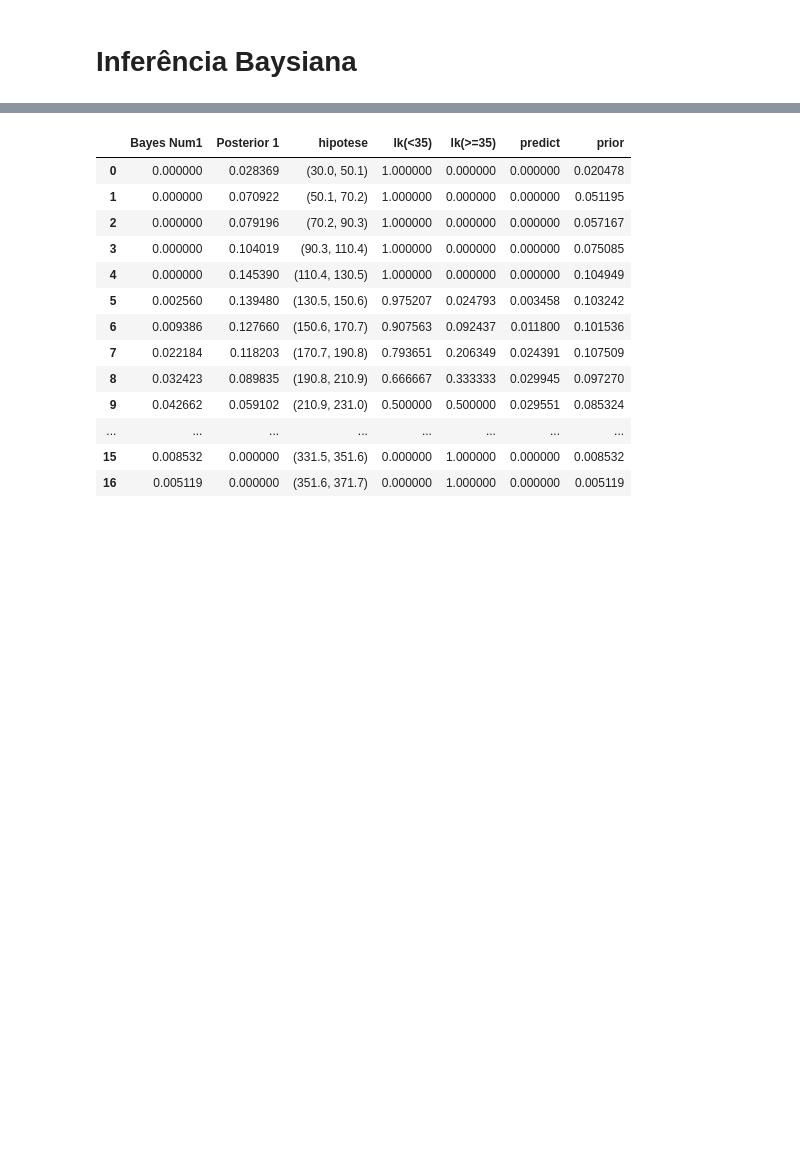
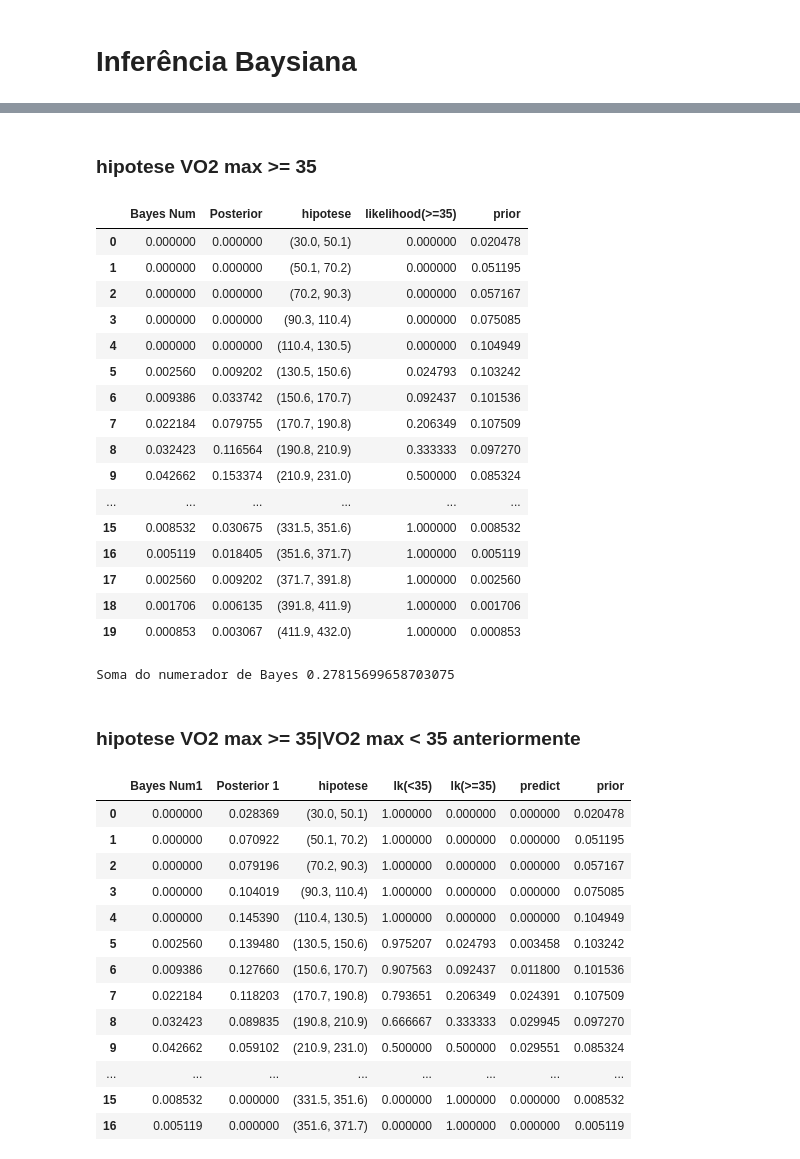
Before and after one commit to FelipeSchreiber/Estat-stica-TrabalhoFinal, a Jupyter notebook: TrabalhoFinal/trabalhoFinal.ipynb, the cells around one changed output, grey strips where cells are left out. Cells and saved outputs as stored; diff of their text form; code cells hidden in the pictures; blank space fills up the shorter version.

```diff
--- a/TrabalhoFinal/trabalhoFinal.ipynb
+++ b/TrabalhoFinal/trabalhoFinal.ipynb
@@ -1156,3 +1155,31 @@ probability:  0.12984871842965148
+# %% [markdown]
+### hipotese VO2 max >= 35
+# %%
+inferenceGreater
+# %% [output]
+|  | Bayes Num | Posterior | hipotese | likelihood(>=35) | prior |
+| 0 | 0.000000 | 0.000000 | (30.0, 50.1) | 0.000000 | 0.020478 |
+| 1 | 0.000000 | 0.000000 | (50.1, 70.2) | 0.000000 | 0.051195 |
+| 2 | 0.000000 | 0.000000 | (70.2, 90.3) | 0.000000 | 0.057167 |
+| 3 | 0.000000 | 0.000000 | (90.3, 110.4) | 0.000000 | 0.075085 |
+| 4 | 0.000000 | 0.000000 | (110.4, 130.5) | 0.000000 | 0.104949 |
+| 5 | 0.002560 | 0.009202 | (130.5, 150.6) | 0.024793 | 0.103242 |
+| 6 | 0.009386 | 0.033742 | (150.6, 170.7) | 0.092437 | 0.101536 |
+| 7 | 0.022184 | 0.079755 | (170.7, 190.8) | 0.206349 | 0.107509 |
+| 8 | 0.032423 | 0.116564 | (190.8, 210.9) | 0.333333 | 0.097270 |
+| 9 | 0.042662 | 0.153374 | (210.9, 231.0) | 0.500000 | 0.085324 |
+| ... | ... | ... | ... | ... | ... |
+| 15 | 0.008532 | 0.030675 | (331.5, 351.6) | 1.000000 | 0.008532 |
+| 16 | 0.005119 | 0.018405 | (351.6, 371.7) | 1.000000 | 0.005119 |
+| 17 | 0.002560 | 0.009202 | (371.7, 391.8) | 1.000000 | 0.002560 |
+| 18 | 0.001706 | 0.006135 | (391.8, 411.9) | 1.000000 | 0.001706 |
+| 19 | 0.000853 | 0.003067 | (411.9, 432.0) | 1.000000 | 0.000853 |
+# %%
+print "Soma do numerador de Bayes:",totalGreater
+# %% [output]
+Soma do numerador de Bayes 0.27815699658703075
+# %% [markdown]
+### hipotese VO2 max >= 35|VO2 max < 35 anteriormente
 # %%
 inferenciaCondicionada
 # %% [output]
```
Also changed, not shown: parts of 5 cells of this notebook.
